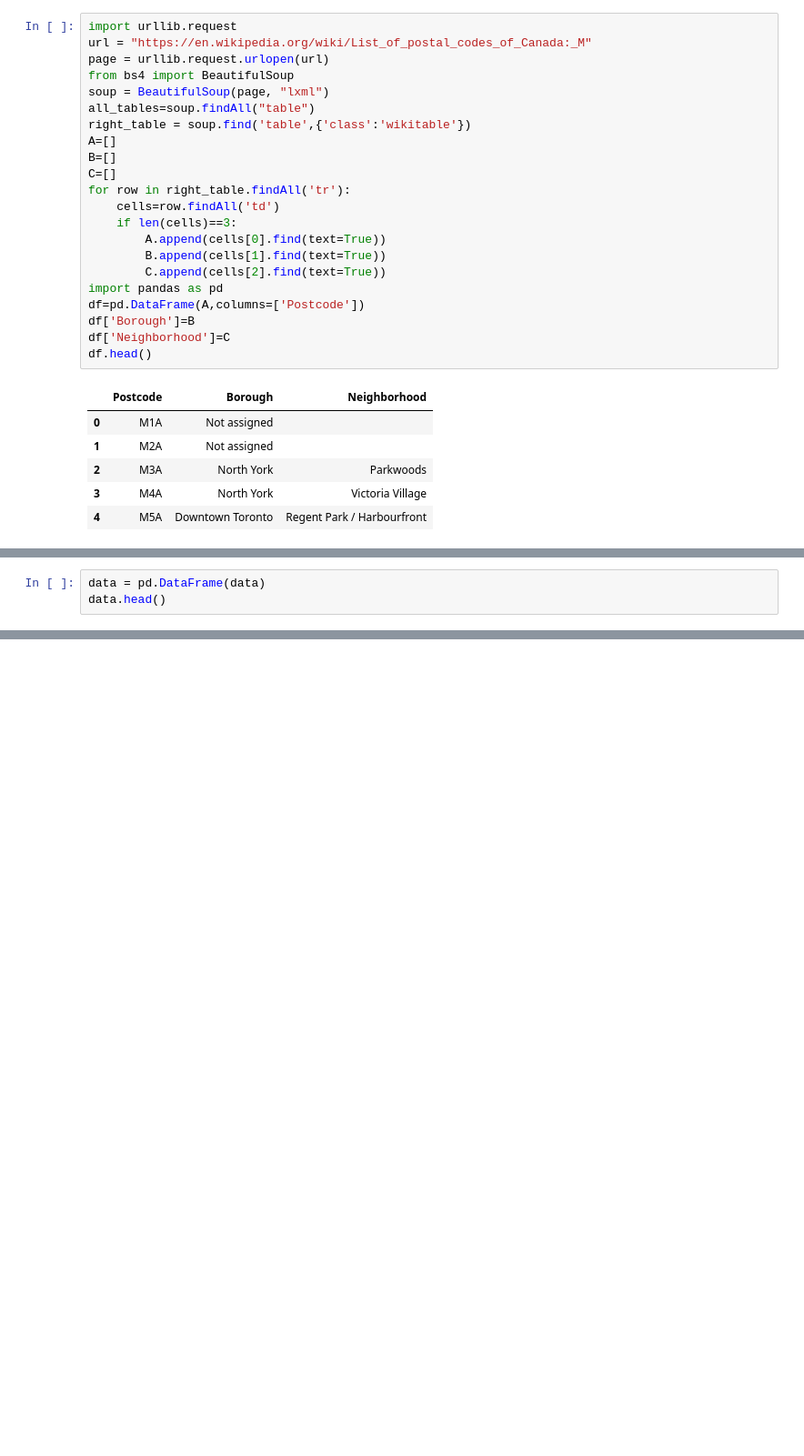
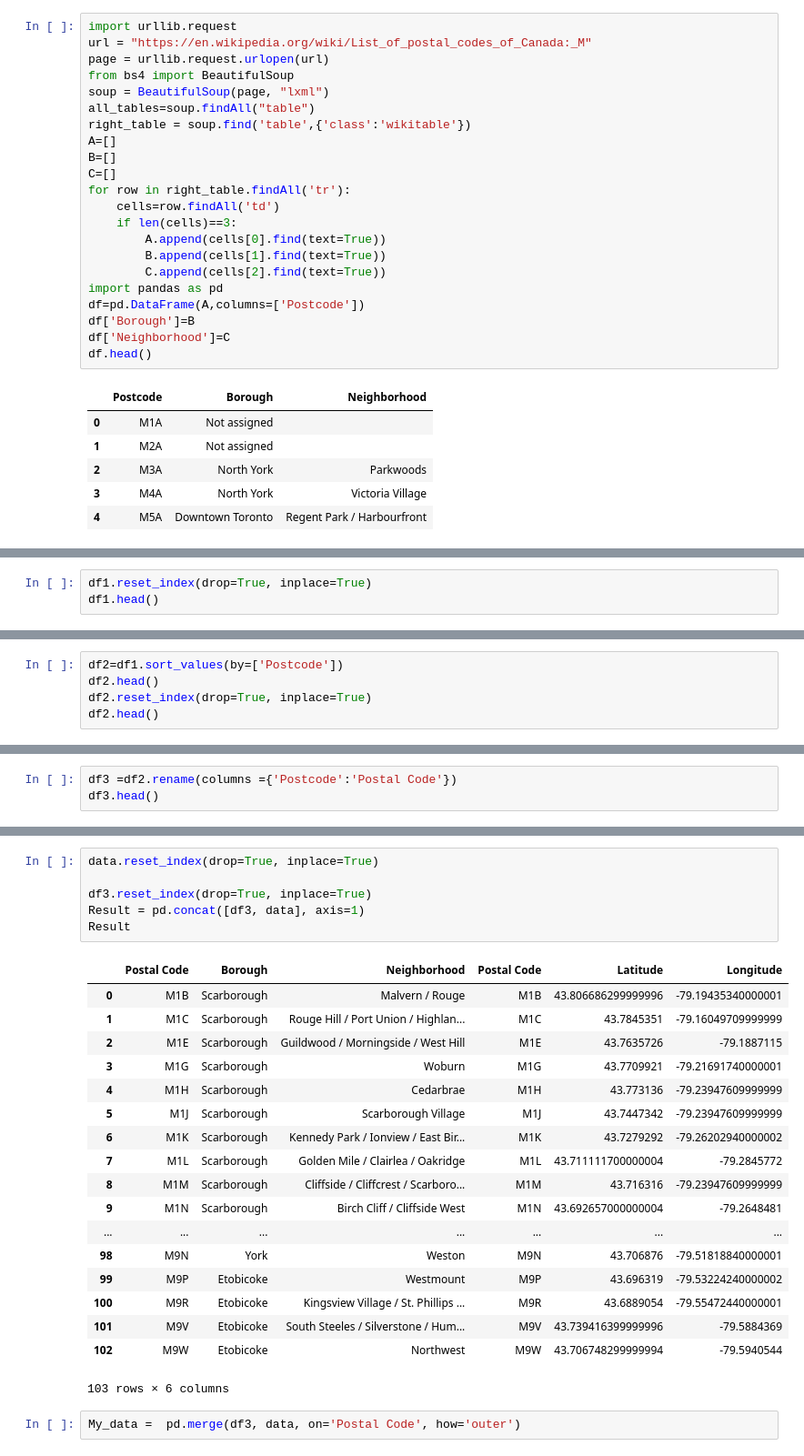
Before and after one commit to rosedavis90/Coursera_Capstone, a Jupyter notebook: Fursquare location data.ipynb, the cells around one changed output, grey strips where cells are left out. Shown at 91% size. Drawn from its saved outputs; the diff is of its cells as text; blank space fills up the shorter version.

```diff
--- a/Fursquare location data.ipynb
+++ b/Fursquare location data.ipynb
@@ -124,3 +91,0 @@ To retain the current behavior and silence the warning, pass 'sort=True'.
-# %%
-data = pd.DataFrame(data)
-data.head()
@@ -133,0 +92,3 @@ data.head()
+# %%
+df1.reset_index(drop=True, inplace=True)
+df1.head()
@@ -133,0 +102,5 @@ data.head()
+# %%
+df2=df1.sort_values(by=['Postcode'])
+df2.head()
+df2.reset_index(drop=True, inplace=True)
+df2.head()
@@ -133,0 +114,3 @@ data.head()
+# %%
+df3 =df2.rename(columns ={'Postcode':'Postal Code'})
+df3.head()
@@ -133,0 +124,27 @@ data.head()
+# %%
+data.reset_index(drop=True, inplace=True)
+
+df3.reset_index(drop=True, inplace=True)
+Result = pd.concat([df3, data], axis=1)
+Result
+# %% [output]
+|  | Postal Code | Borough | Neighborhood | Postal Code | Latitude | Longitude |
+| 0 | M1B | Scarborough | Malvern / Rouge | M1B | 43.806686299999996 | -79.19435340000001 |
+| 1 | M1C | Scarborough | Rouge Hill / Port Union / Highlan... | M1C | 43.7845351 | -79.16049709999999 |
+| 2 | M1E | Scarborough | Guildwood / Morningside / West Hill | M1E | 43.7635726 | -79.1887115 |
+| 3 | M1G | Scarborough | Woburn | M1G | 43.7709921 | -79.21691740000001 |
+| 4 | M1H | Scarborough | Cedarbrae | M1H | 43.773136 | -79.23947609999999 |
+| 5 | M1J | Scarborough | Scarborough Village | M1J | 43.7447342 | -79.23947609999999 |
+| 6 | M1K | Scarborough | Kennedy Park / Ionview / East Bir... | M1K | 43.7279292 | -79.26202940000002 |
+| 7 | M1L | Scarborough | Golden Mile / Clairlea / Oakridge | M1L | 43.711111700000004 | -79.2845772 |
+| 8 | M1M | Scarborough | Cliffside / Cliffcrest / Scarboro... | M1M | 43.716316 | -79.23947609999999 |
+| 9 | M1N | Scarborough | Birch Cliff / Cliffside West | M1N | 43.692657000000004 | -79.2648481 |
+| ... | ... | ... | ... | ... | ... | ... |
+| 98 | M9N | York | Weston | M9N | 43.706876 | -79.51818840000001 |
+| 99 | M9P | Etobicoke | Westmount | M9P | 43.696319 | -79.53224240000002 |
+| 100 | M9R | Etobicoke | Kingsview Village / St. Phillips ... | M9R | 43.6889054 | -79.55472440000001 |
+| 101 | M9V | Etobicoke | South Steeles / Silverstone / Hum... | M9V | 43.739416399999996 | -79.5884369 |
+| 102 | M9W | Etobicoke | Northwest | M9W | 43.706748299999994 | -79.5940544 |
+103 rows × 6 columns
+# %%
+My_data =  pd.merge(df3, data, on='Postal Code', how='outer')
```
Also changed, not shown: parts of 10 cells of this notebook.
